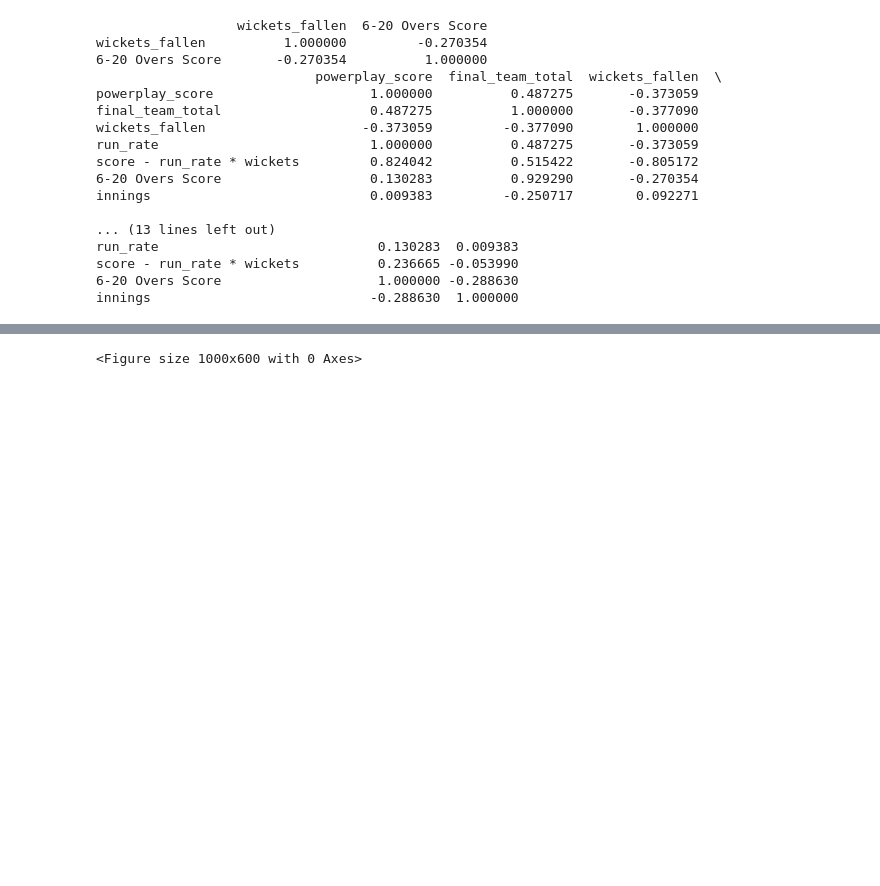
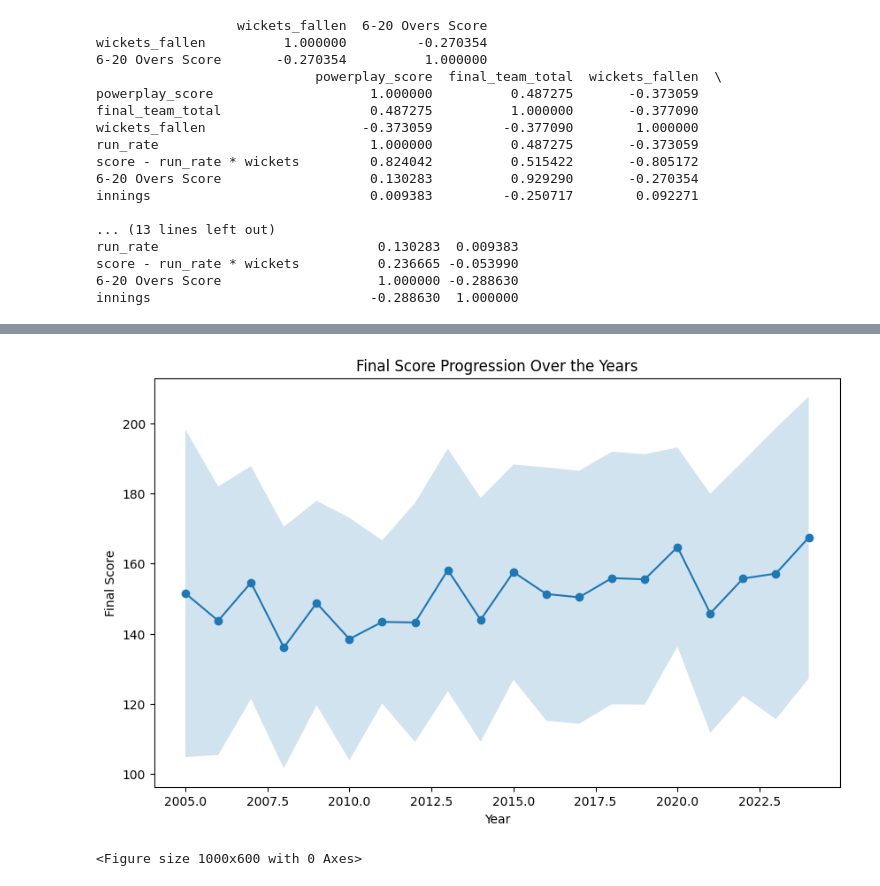
Before and after one commit to 19Kaumini/e19-co544-cricket-analytics-and-prediction, a Jupyter notebook: EDA/Powerplay.ipynb, the cells around one changed output, grey strips where cells are left out. Drawn from its saved outputs; the diff is of its cells as text; code cells hidden in the pictures; blank space fills up the shorter version.

```diff
--- a/EDA/Powerplay.ipynb
+++ b/EDA/Powerplay.ipynb
@@ -237,3 +203,19 @@ plt.show()
+# %%
+# final score progression over the years as line plot
+gp = powerplay_data.groupby('year')
+final_score_year = gp['final_team_total'].mean()
+
+plt.figure(figsize=(10, 6))
+plt.plot(final_score_year.index, final_score_year.values, marker='o')
+# fill between to show the standard deviation
+plt.fill_between(final_score_year.index, final_score_year.values - gp['final_team_total'].std(), final_score_year.values + gp['final_team_total'].std(), alpha=0.2)
+
+plt.xlabel('Year')
+plt.ylabel('Final Score')
+plt.title('Final Score Progression Over the Years')
+plt.show()
+# %% [output]
+[figure, added]
 # %%
 # Powerplay score in the first innings vs the second innings in a boxplot
 plt.figure(figsize=(10, 6))
```
Also changed, not shown: parts of 2 cells of this notebook.
